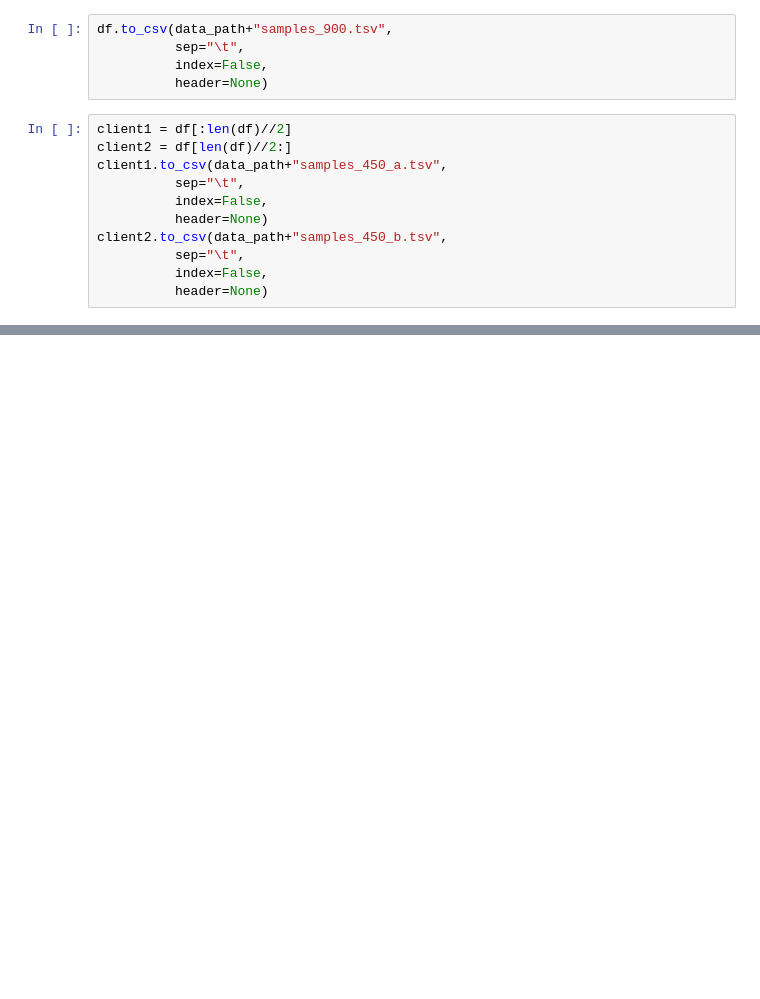
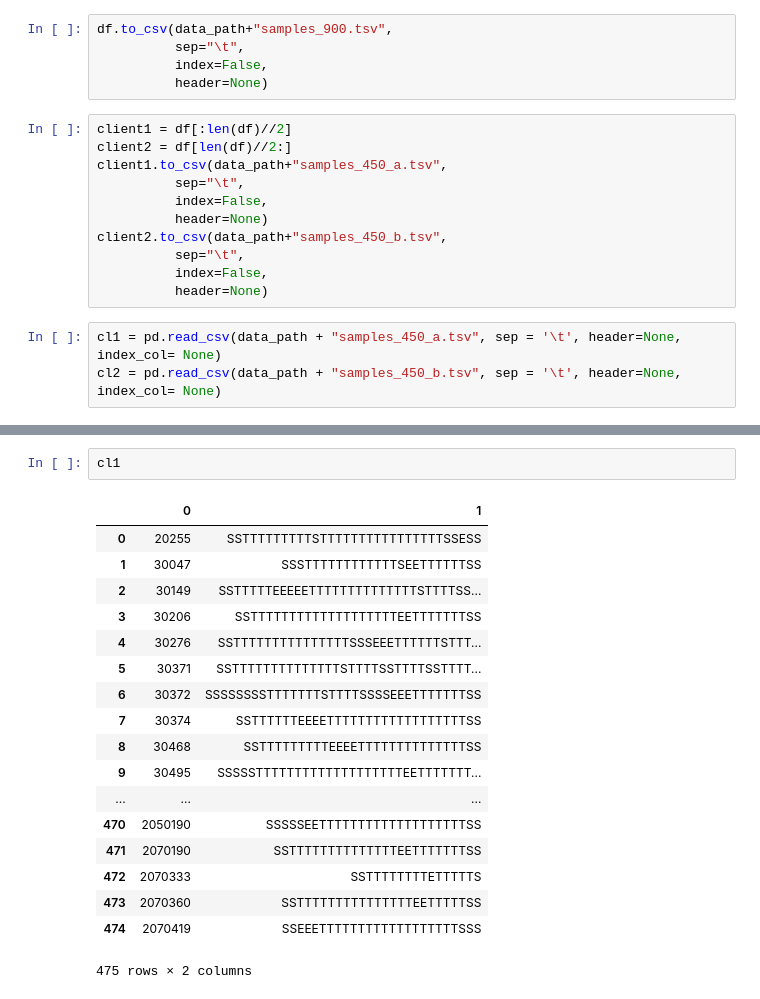
Before and after one commit to ChetanMadan/Code-Switching, a Jupyter notebook: data_split_clients.ipynb, the cells around one changed output, grey strips where cells are left out. Drawn from its saved outputs; the diff is of its cells as text; blank space fills up the shorter version.

```diff
--- a/data_split_clients.ipynb
+++ b/data_split_clients.ipynb
@@ -79,3 +79,6 @@ client2.to_csv(data_path+"samples_450_b.tsv",
           sep="\t",
           index=False,
           header=None)
+# %%
+cl1 = pd.read_csv(data_path + "samples_450_a.tsv", sep = '\t', header=None, index_col= None)
+cl2 = pd.read_csv(data_path + "samples_450_b.tsv", sep = '\t', header=None, index_col= None)
@@ -81,0 +97,21 @@ client2.to_csv(data_path+"samples_450_b.tsv",
+# %%
+cl1
+# %% [output]
+|  | 0 | 1 |
+| 0 | 20255 | SSTTTTTTTTTSTTTTTTTTTTTTTTTTSSESS |
+| 1 | 30047 | SSSTTTTTTTTTTTTSEETTTTTTSS |
+| 2 | 30149 | SSTTTTTEEEEETTTTTTTTTTTTTTSTTTTSS... |
+| 3 | 30206 | SSTTTTTTTTTTTTTTTTTTTEETTTTTTTSS |
+| 4 | 30276 | SSTTTTTTTTTTTTTTTSSSEEETTTTTTSTTT... |
+| 5 | 30371 | SSTTTTTTTTTTTTTTSTTTTSSTTTTSSTTTT... |
+| 6 | 30372 | SSSSSSSSTTTTTTTSTTTTSSSSEEETTTTTTTSS |
+| 7 | 30374 | SSTTTTTTEEEETTTTTTTTTTTTTTTTTTSS |
+| 8 | 30468 | SSTTTTTTTTTEEEETTTTTTTTTTTTTTSS |
+| 9 | 30495 | SSSSSTTTTTTTTTTTTTTTTTTTEETTTTTTT... |
+| ... | ... | ... |
+| 470 | 2050190 | SSSSSEETTTTTTTTTTTTTTTTTTTSS |
+| 471 | 2070190 | SSTTTTTTTTTTTTTTEETTTTTTTSS |
+| 472 | 2070333 | SSTTTTTTTTETTTTTS |
+| 473 | 2070360 | SSTTTTTTTTTTTTTTTEETTTTTSS |
+| 474 | 2070419 | SSEEETTTTTTTTTTTTTTTTTTSSS |
+475 rows × 2 columns
```
Also changed, not shown: parts of 11 cells of this notebook, 23 other files.
